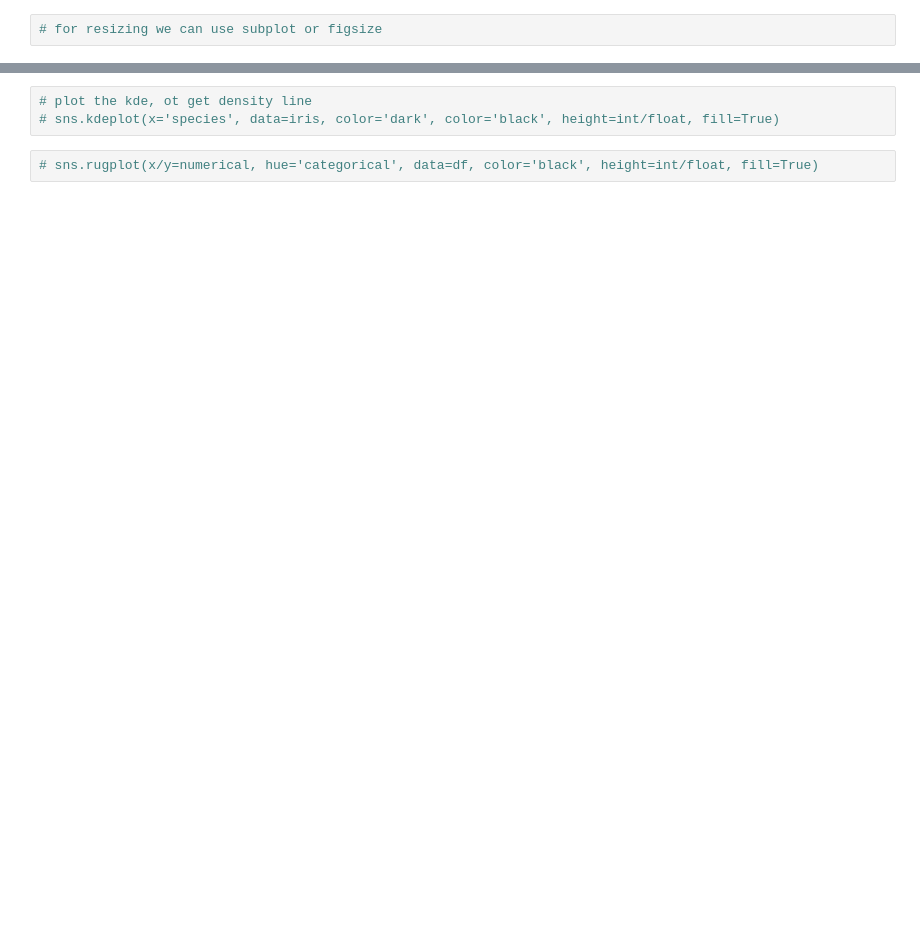
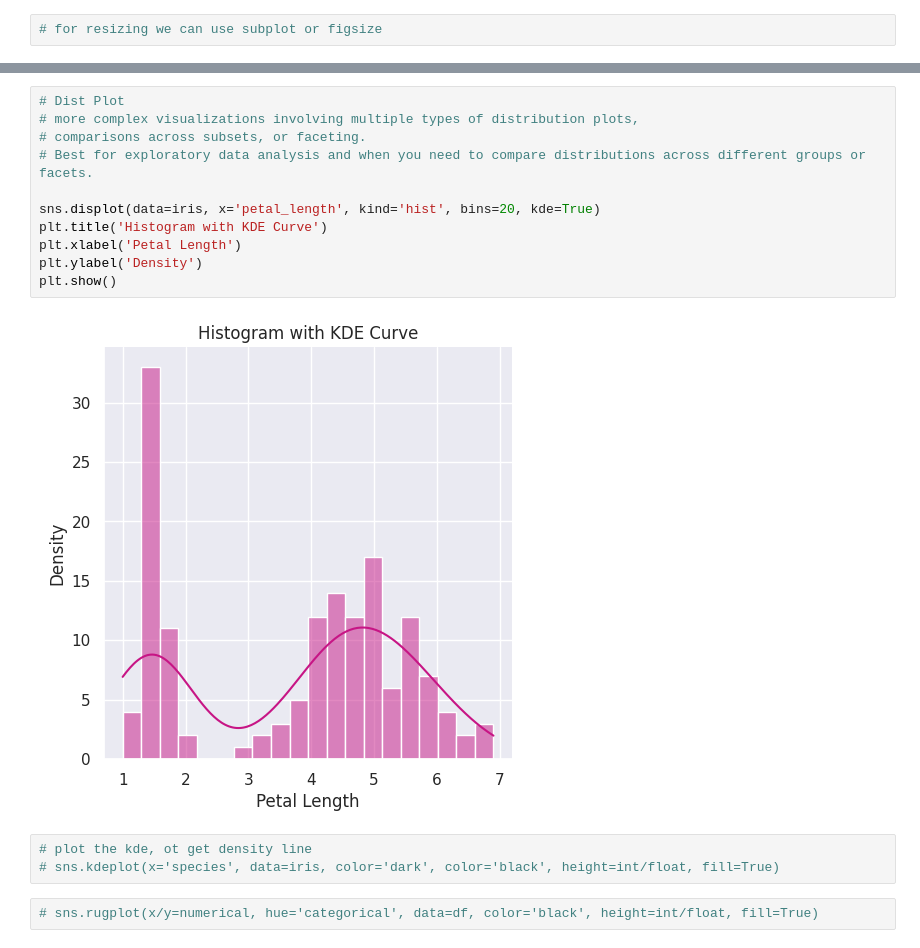
Before and after one commit to abhicse002/Py_DS_libs, a Jupyter notebook: seaborn.ipynb, the cells around one changed output, grey strips where cells are left out. Drawn from its saved outputs; the diff is of its cells as text; blank space fills up the shorter version.

```diff
--- a/seaborn.ipynb
+++ b/seaborn.ipynb
@@ -50,3 +101,16 @@ sns.histplot(x/y=numerical, hue='categorical', data=df, )
+# %%
+# Dist Plot
+# more complex visualizations involving multiple types of distribution plots,
+# comparisons across subsets, or faceting.
+# Best for exploratory data analysis and when you need to compare distributions across different groups or facets.
+
+sns.displot(data=iris, x='petal_length', kind='hist', bins=20, kde=True)
+plt.title('Histogram with KDE Curve')
+plt.xlabel('Petal Length')
+plt.ylabel('Density')
+plt.show()
+# %% [output]
+[figure, added]
 # %%
 # plot the kde, ot get density line
 # sns.kdeplot(x='species', data=iris, color='dark', color='black', height=int/float, fill=True)
```
Also changed, not shown: parts of 22 cells of this notebook.
